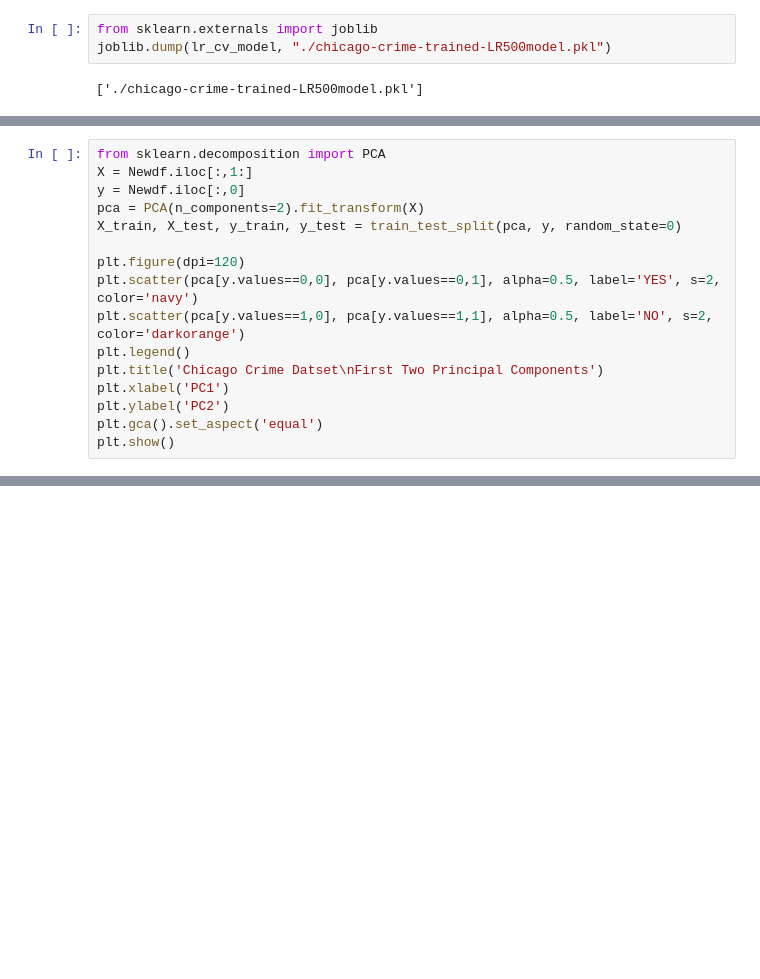
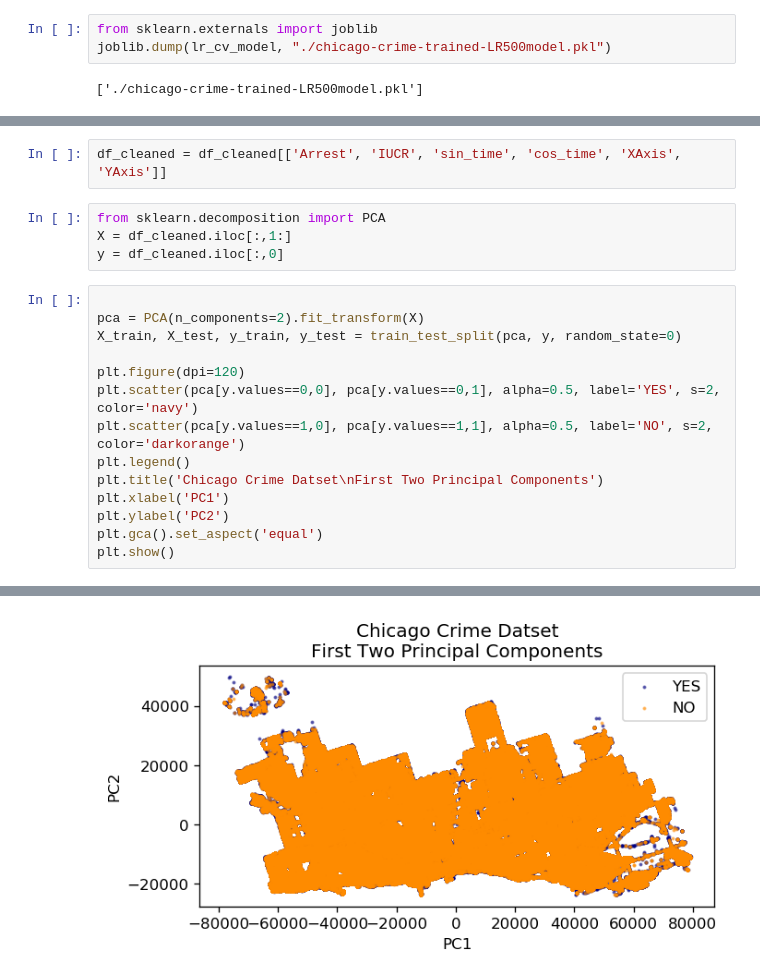
Before and after one commit to divyatv/MachineLearning_ChicagoCrime, a Jupyter notebook: LogisticRegression/Logistic_Regression_Model_DTV.ipynb, the cells around one changed output, grey strips where cells are left out. Drawn from its saved outputs; the diff is of its cells as text; blank space fills up the shorter version.

```diff
--- a/LogisticRegression/Logistic_Regression_Model_DTV.ipynb
+++ b/LogisticRegression/Logistic_Regression_Model_DTV.ipynb
@@ -234,7 +266,11 @@ Newdf.head(10)
+# %%
+df_cleaned = df_cleaned[['Arrest', 'IUCR', 'sin_time', 'cos_time', 'XAxis', 'YAxis']]
+# %%
+from sklearn.decomposition import PCA
+X = df_cleaned.iloc[:,1:]
+y = df_cleaned.iloc[:,0]
 # %%
-from sklearn.decomposition import PCA
-X = Newdf.iloc[:,1:]
-y = Newdf.iloc[:,0]
+
 pca = PCA(n_components=2).fit_transform(X)
 X_train, X_test, y_train, y_test = train_test_split(pca, y, random_state=0)
 
@@ -251,0 +287 @@ ValueError: could not convert string to float: '10/12/2019 08:00:00 AM'
+[figure, added]
```
Also changed, not shown: parts of 9 cells of this notebook.
